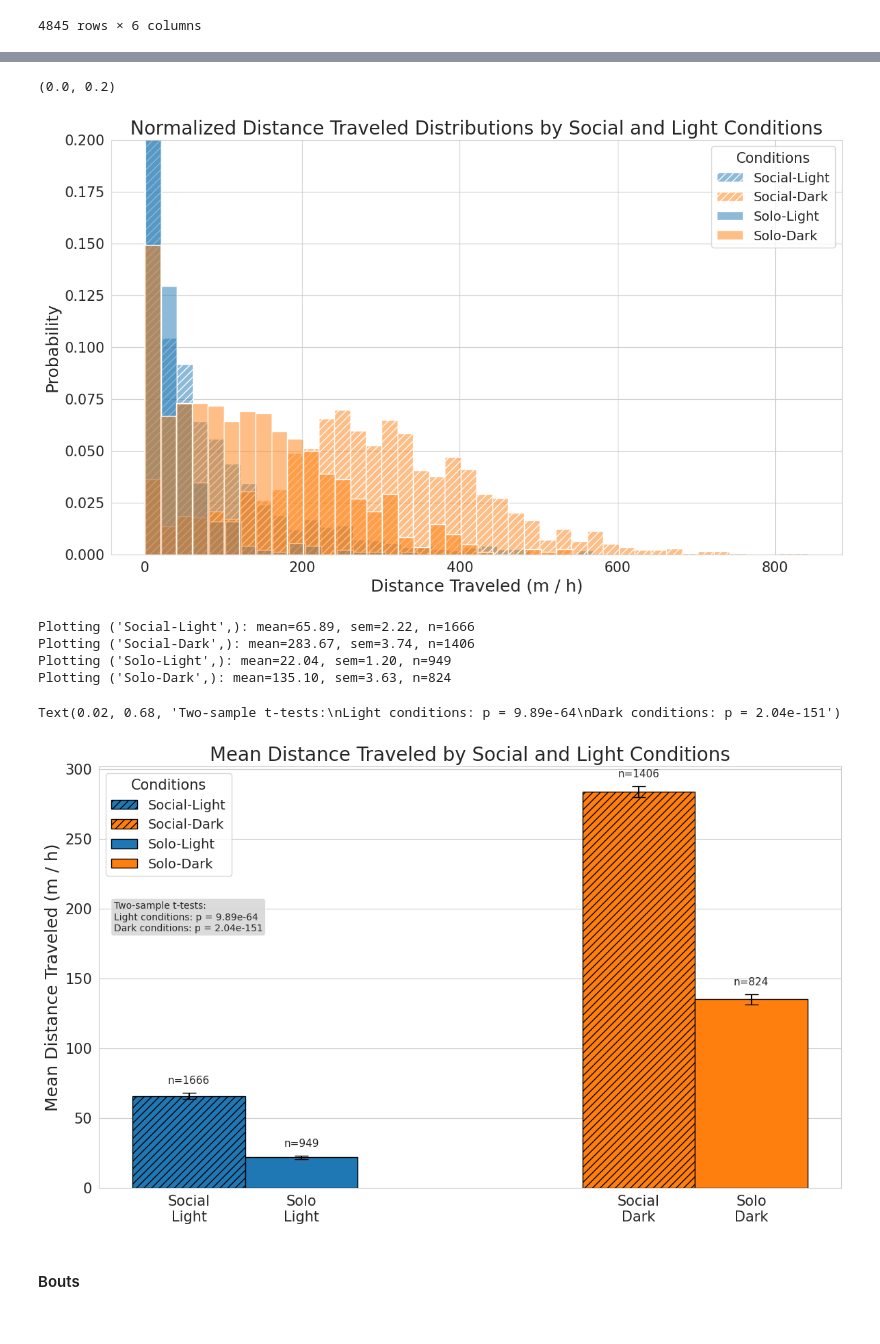
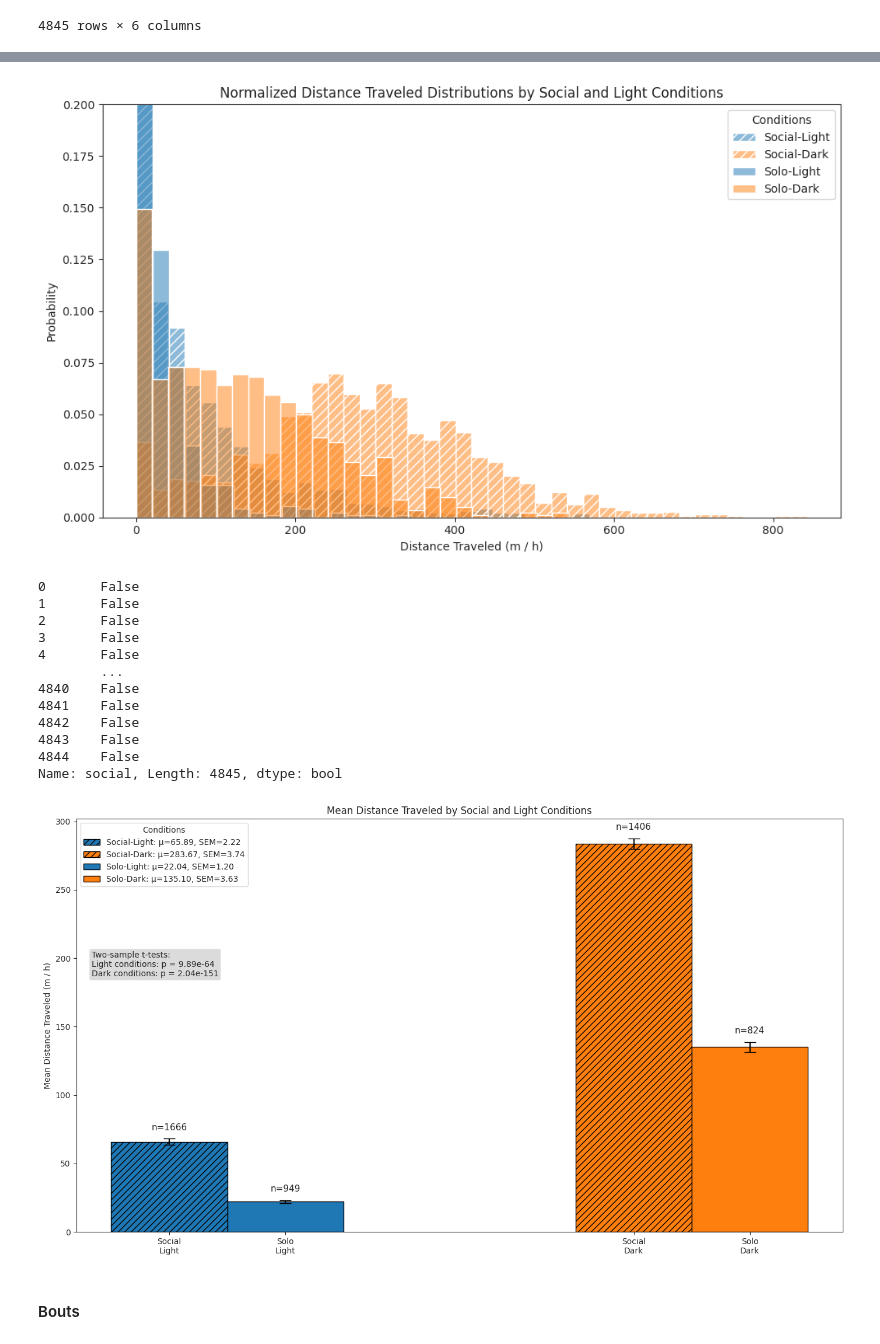
Before and after one commit to SainsburyWellcomeCentre/aeon_docs, a Jupyter notebook: src/user/how_to/social_analysis2.ipynb, the cells around one changed output, grey strips where cells are left out. Saved outputs shown, nothing was run; the diff lists cells and outputs as text; code cells hidden in the pictures.

Commit message:
Update distance travelled plot

```diff
--- a/src/user/how_to/social_analysis2.ipynb
+++ b/src/user/how_to/social_analysis2.ipynb
@@ -284 +268,5 @@ save_dir = Path("")
+# %%
+# CHANGE THIS TO YOUR DATA DIRECTORY
+# TODO: RESET TO ""
+data_dir = Path("/ceph/aeon/aeon/share/globus/platform_paper_social_analysis_datasets")
 # %% [markdown]
@@ -369,9 +361,6 @@ display(dist_trav_hour_df)
 # %%
-"""Hists."""
-
-fig, ax = plt.subplots(figsize=(14, 8))
-
 # Plot histograms for each combination
+fig, ax = plt.subplots(figsize=(10, 6))
 for i, (social_val, light_val) in enumerate(combos):
     # Filter data for this combination
     subset = dist_trav_hour_df[
@@ -391,7 +380,6 @@ for i, (social_val, light_val) in enumerate(combos):
         axes=ax,
         binwidth=20,
     )
-
     # Set hatch pattern for bars
     if hatches[social_val]:
         for bar in hist.patches:
@@ -403,16 +391,29 @@ ax.set_title(
 ax.set_xlabel("Distance Traveled (m / h)")
 ax.set_ylabel("Probability")
 ax.legend(title="Conditions")
-
 ax.set_ylim(0, 0.2)
+plt.tight_layout()
+plt.show()
 # %% [output]
-(0.0, 0.2)
-[figure, old version]
+[figure, new version]
+# %%
+dist_trav_hour_df["social"]
+# %% [output]
+0       False
+1       False
+2       False
+3       False
+4       False
+        ...
+4840    False
+4841    False
+4842    False
+4843    False
+4844    False
+Name: social, Length: 4845, dtype: bool
 # %%
-"""Bars."""
-
+# Plot bar plot of means
 fig, ax = plt.subplots(figsize=(14, 8))
-
 summary_data = []
 for social_val in [True, False]:
     for light_val in [True, False]:
@@ -437,17 +438,14 @@ for social_val in [True, False]:
             }
         )
 summary_df = pd.DataFrame(summary_data)
-
 # Set up positions for the bars
 bar_width = 0.5
 x_pos = np.array([0.25, 2.25, 0.75, 2.75])  # create two groups with a gap in the middle
-
 # Plot bars
 for i, row in enumerate(summary_data):
     pos = x_pos[i]
     social_val = row["social"]
     light_val = row["light"]
-
     bar = ax.bar(
         pos,
         row["mean_distance"],
@@ -456,17 +454,11 @@ for i, row in enumerate(summary_data):
         color=colors[light_val],
         edgecolor="black",
         capsize=7,
-        label=row["condition"],
+        label=f"{row['condition'][0]}: μ={row['mean_distance']:.2f}, SEM={row['sem']:.2f}",
     )
-
-    print(
-        f"Plotting {row['condition']}: mean={row['mean_distance']:.2f}, sem={row['sem']:.2f}, n={row['n']}"
-    )
-
     # Apply hatching for social conditions
     if hatches[social_val]:
         bar[0].set_hatch(hatches[social_val])
-
     # Add sample size as text above each bar
     sample_size_txt = ax.text(
         pos,
@@ -479,54 +471,39 @@ for i, row in enumerate(summary_data):
 
 ax.set_ylabel("Mean Distance Traveled (m / h)")
 ax.set_xticks(x_pos)
 ax.set_xticklabels(["Social\nLight", "Social\nDark", "Solo\nLight", "Solo\nDark"])
 ax.set_title("Mean Distance Traveled by Social and Light Conditions")
 ax.legend(title="Conditions", loc="upper left")
 ax.xaxis.grid(False)
 
 # Add stats tests
-
-light_social = dist_trav_hour_df[
-    (dist_trav_hour_df["social"] == True) & (dist_trav_hour_df["light"] == True)
-]["distance"]
-light_solo = dist_trav_hour_df[
-    (dist_trav_hour_df["social"] == False) & (dist_trav_hour_df["light"] == True)
-]["distance"]
-
-dark_social = dist_trav_hour_df[
-    (dist_trav_hour_df["social"] == True) & (dist_trav_hour_df["light"] == False)
-]["distance"]
-dark_solo = dist_trav_hour_df[
-    (dist_trav_hour_df["social"] == False) & (dist_trav_hour_df["light"] == False)
-]["distance"]
-
+light_social = dist_trav_hour_df.query("social and light")["distance"]
+light_solo   = dist_trav_hour_df.query("not social and light")["distance"]
+dark_social  = dist_trav_hour_df.query("social and not light")["distance"]
+dark_solo    = dist_trav_hour_df.query("not social and not light")["distance"]
 light_stat, light_p = stats.ttest_ind(
     light_social, light_solo, alternative="two-sided", equal_var=False
 )
 dark_stat, dark_p = stats.ttest_ind(
     dark_social, dark_solo, alternative="two-sided", equal_var=False
 )
-
 test_text = (
     f"Two-sample t-tests:\n"
     f"Light conditions: p = {light_p:.2e}\nDark conditions: p = {dark_p:.2e}"
 )
 props = dict(boxstyle="round,pad=0.3", facecolor="lightgray", alpha=0.8)
 ax.text(
     0.02,
     0.68,  # Position below the legend
     test_text,
     transform=ax.transAxes,
     fontsize=10,
     verticalalignment="top",
     bbox=props,
 )
+plt.tight_layout()
+plt.show()
 # %% [output]
-Plotting ('Social-Light',): mean=65.89, sem=2.22, n=1666
-Plotting ('Social-Dark',): mean=283.67, sem=3.74, n=1406
-Plotting ('Solo-Light',): mean=22.04, sem=1.20, n=949
-Plotting ('Solo-Dark',): mean=135.10, sem=3.63, n=824
-Text(0.02, 0.68, 'Two-sample t-tests:\nLight conditions: p = 9.89e-64\nDark conditions: p = 2.04e-151')
-[figure, old version]
+[figure, new version]
 # %% [markdown]
 #### Bouts
```
Also changed, not shown: parts of 18 cells of this notebook.
